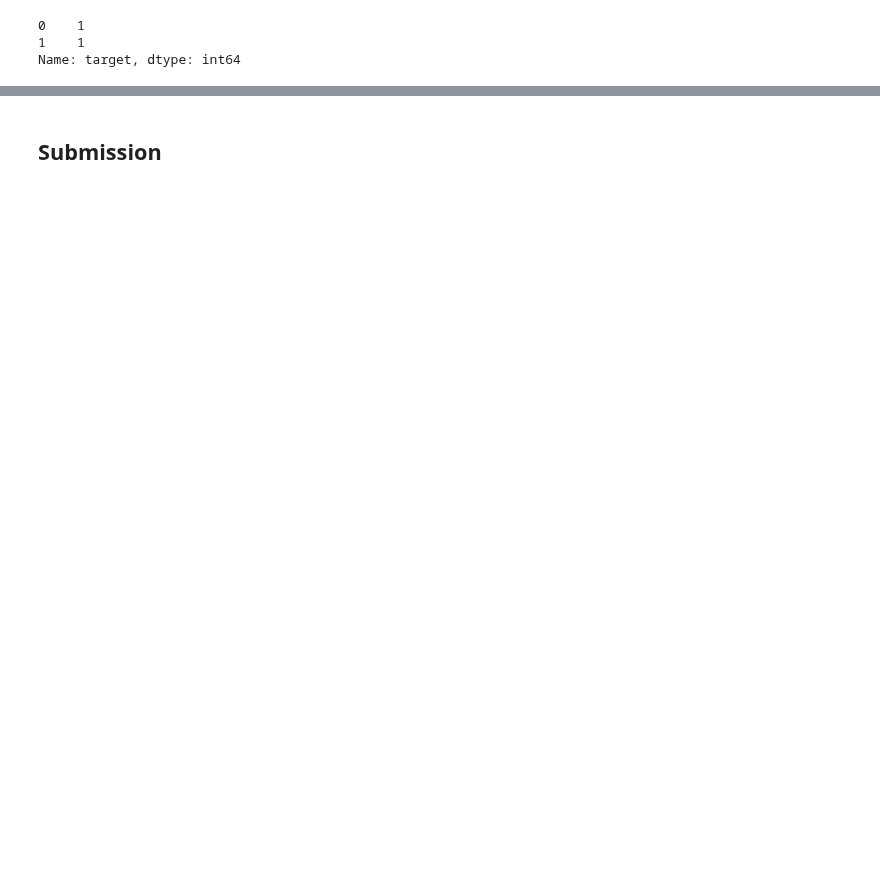
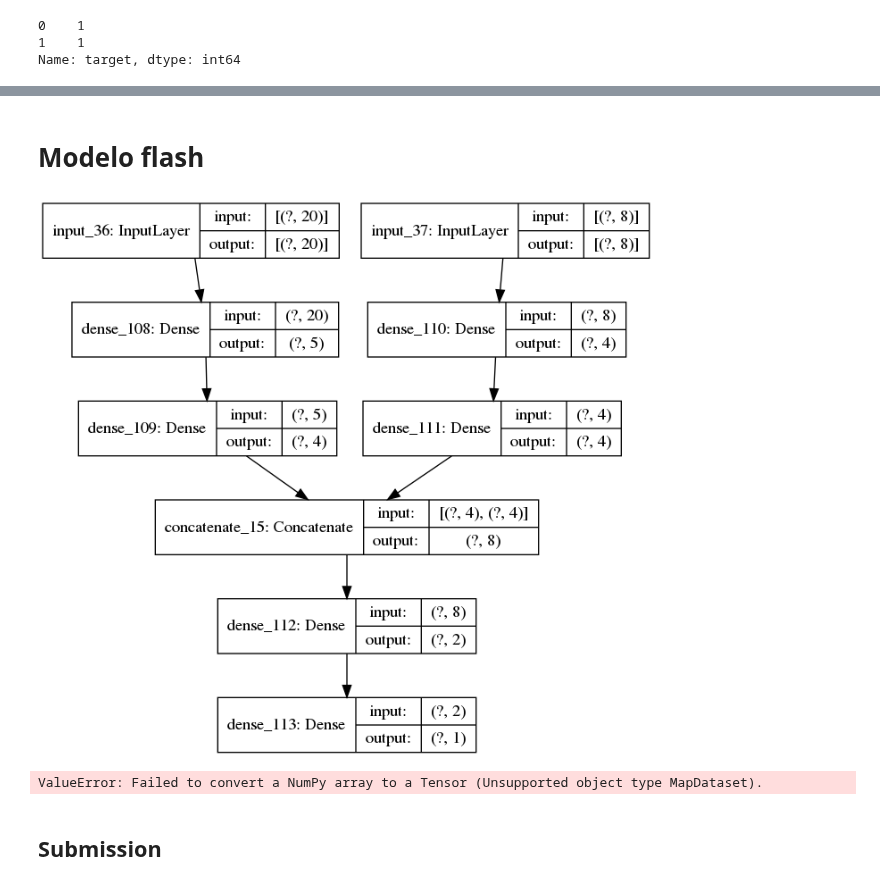
Before and after one commit to andi-carretero/TP2_Datos, a Jupyter notebook: NeuralNetwork.ipynb, the cells around one changed output, grey strips where cells are left out. Cells and saved outputs as stored; diff of their text form; code cells hidden in the pictures; blank space fills up the shorter version.

```diff
--- a/NeuralNetwork.ipynb
+++ b/NeuralNetwork.ipynb
@@ -108,3 +196,40 @@ model.evaluate(raw_test_ds.batch(512))
+# %% [markdown]
+# Modelo flash
+# %%
+# define two sets of inputs
+inputText = keras.Input(shape=(20,), dtype="float32")
+inputFeatures = keras.Input(shape=(8,))
+# the first branch operates on the first input
+x = Dense(5, activation="relu")(inputText)
+x = Dense(4, activation="relu")(x)
+x = Model(inputs=inputText, outputs=x)
+# the second branch opreates on the second input
+y = Dense(4, activation="relu")(inputFeatures)
+y = Dense(4, activation="relu")(y)
+y = Model(inputs=inputFeatures, outputs=y)
+# combine the output of the two branches
+combined = concatenate([x.output, y.output])
+# apply a FC layer and then a regression prediction on the
+# combined outputs
+z = Dense(2, activation="relu")(combined)
+z = Dense(1, activation="linear")(z)
+# our model will accept the inputs of the two branches and
+# then output a single value
+model = Model(inputs=[inputText, inputFeatures], outputs=z)
+
+opt = Adam(lr=1e-3, decay=1e-3 / 200)
+model.compile(loss="mean_absolute_percentage_error", optimizer=opt)
+
+keras.utils.plot_model(model, "my_second_model.png", show_shapes=True)
+# %% [output]
+[figure, added]
+# %%
+model.fit(
+	x=[np.asarray(trainTextX), np.asarray(trainFeaturesX)], y=np.asarray(trainY),
+	validation_data=([validateTextX, validateFeaturesX], validateY),
+	epochs=200)
+# %% [output]
+ValueError: Failed to convert a NumPy array to a Tensor (Unsupported object type MapDataset).
 # %% [markdown]
 ## Submission
 # %%
```
Also changed, not shown: parts of 31 cells of this notebook, 3 other files.
